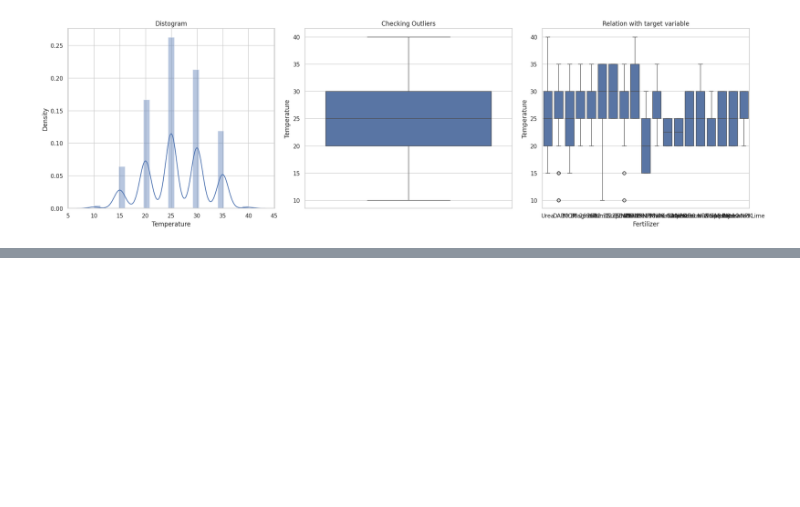
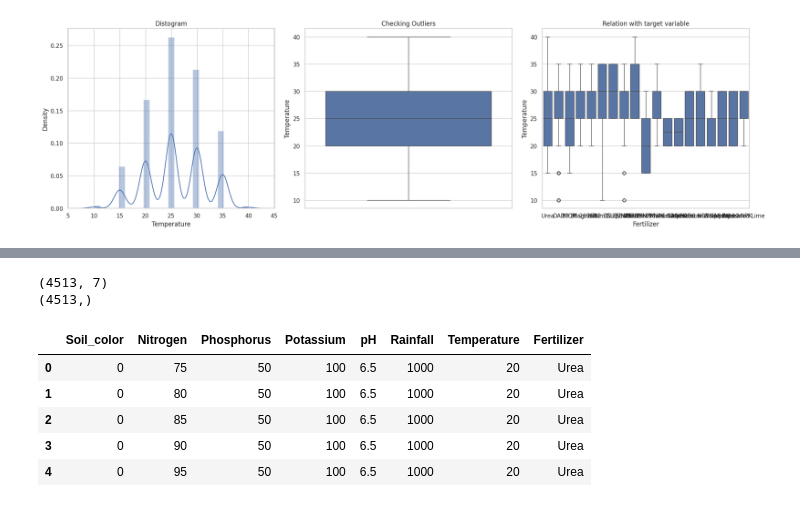
Before and after one commit to Navyasrimachagiri/Fertilizer_prediction, a Jupyter notebook: fertilizer.ipynb, the cells around one changed output, grey strips where cells are left out. Drawn from its saved outputs; the diff is of its cells as text; code cells hidden in the pictures; blank space fills up the shorter version.

```diff
--- a/fertilizer.ipynb
+++ b/fertilizer.ipynb
@@ -269,0 +317,28 @@ plot_cato(df['Soil_color'])
+# %%
+import pandas as pd
+from sklearn.model_selection import train_test_split
+from sklearn.preprocessing import StandardScaler, LabelEncoder
+df = pd.read_csv('/content/drive/MyDrive/Fertilizer_prediction.csv')
+df = df.dropna()
+label_encoder = LabelEncoder()
+df['Soil_color'] = label_encoder.fit_transform(df['Soil_color'])
+X = df.drop('Fertilizer', axis=1)
+y = df['Fertilizer']
+print(X.shape)
+print(y.shape)
+X_train, X_test, y_train, y_test = train_test_split(X, y, test_size=0.2, random_state=42)
+scaler = StandardScaler()
+X_train_scaled = scaler.fit_transform(X_train)
+X_test_scaled = scaler.transform(X_test)
+# %% [output]
+(4513, 7)
+(4513,)
+# %%
+display(df.head())
+# %% [output]
+|  | Soil_color | Nitrogen | Phosphorus | Potassium | pH | Rainfall | Temperature | Fertilizer |
+| 0 | 0 | 75 | 50 | 100 | 6.5 | 1000 | 20 | Urea |
+| 1 | 0 | 80 | 50 | 100 | 6.5 | 1000 | 20 | Urea |
+| 2 | 0 | 85 | 50 | 100 | 6.5 | 1000 | 20 | Urea |
+| 3 | 0 | 90 | 50 | 100 | 6.5 | 1000 | 20 | Urea |
+| 4 | 0 | 95 | 50 | 100 | 6.5 | 1000 | 20 | Urea |
```
Also changed, not shown: parts of 6 cells of this notebook.
